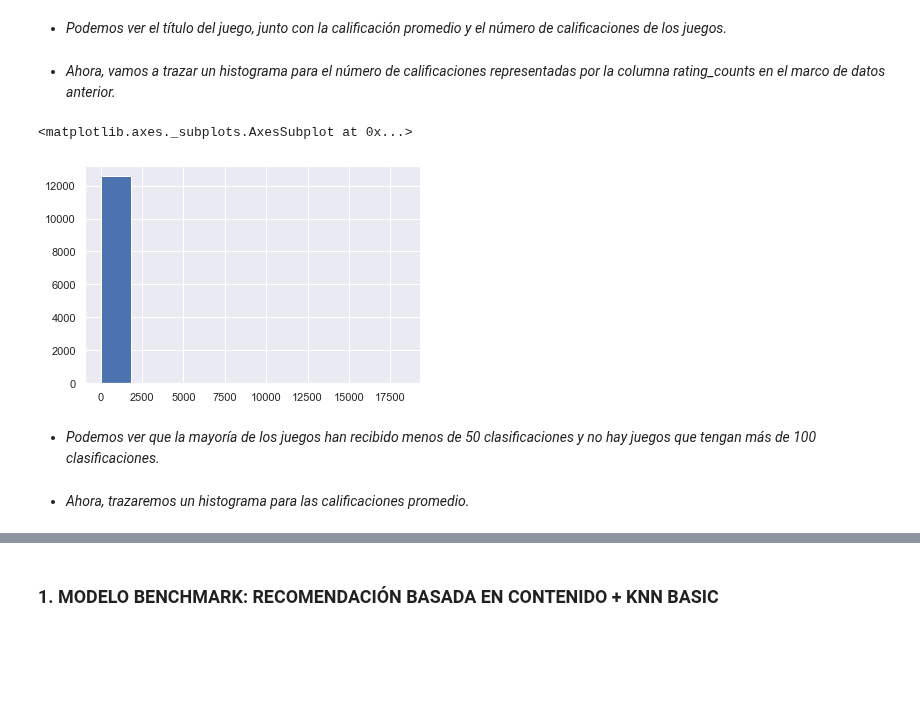
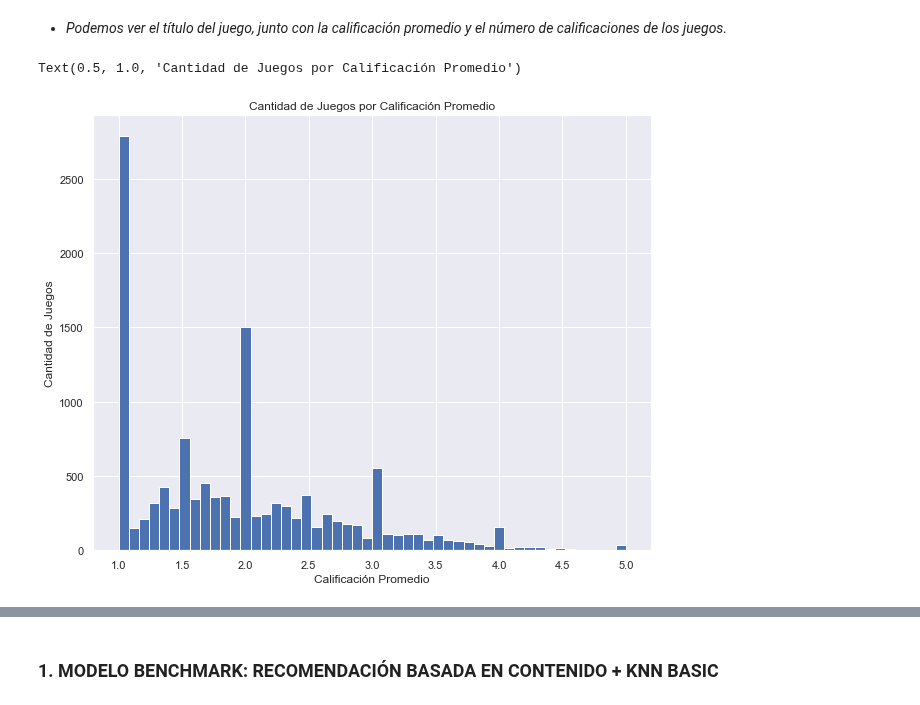
Before and after one commit to alseveso/AcamicaDS, a Jupyter notebook: Proyecto 3/A. Proyecto 03_Alejandra Seveso.ipynb, the cells around one changed output, grey strips where cells are left out. Saved outputs shown, nothing was run; the diff lists cells and outputs as text; code cells hidden in the pictures; blank space fills up the shorter version.

```diff
--- a/Proyecto 3/A. Proyecto 03_Alejandra Seveso.ipynb
+++ b/Proyecto 3/A. Proyecto 03_Alejandra Seveso.ipynb
@@ -506,4 +503,4 @@ See the caveats in the documentation: https://pandas.pydata.org/pandas-docs/stab
 # %%
-final_reviews = df3[['username','rating','product_id']]
+final_reviews = df3[['username','product_id','rating']]
 final_reviews
 # %% [output]
@@ -886,16 +874,13 @@ ratings_mean_count.head()
 | $1 Ride | 1.368421 | 19 |
 # %% [markdown]
 * *Podemos ver el título del juego, junto con la calificación promedio y el número de calificaciones de los juegos.*
-# %% [markdown]
-* *Ahora, vamos a trazar un histograma para el número de calificaciones representadas por la columna rating_counts en el marco de datos anterior.*
 # %%
-plt.figure(figsize=(6,4))
+plt.figure(figsize=(10,8))
 plt.rcParams['patch.force_edgecolor'] = True
-ratings_mean_count['rating_counts'].hist(bins=10)
+ratings_mean_count['rating'].hist(bins=50)
+plt.xlabel('Calificación Promedio')
+plt.ylabel('Cantidad de Juegos')
+plt.title('Cantidad de Juegos por Calificación Promedio')
 # %% [output]
-<matplotlib.axes._subplots.AxesSubplot at 0x...>
+Text(0.5, 1.0, 'Cantidad de Juegos por Calificación Promedio')
-[figure, old version]
+[figure, new version]
-# %% [markdown]
-* *Podemos ver que la mayoría de los juegos han recibido menos de 50 clasificaciones y no hay juegos que tengan más de 100 clasificaciones.*
-# %% [markdown]
-* *Ahora, trazaremos un histograma para las calificaciones promedio.*
```
Also changed, not shown: parts of 67 cells of this notebook, 1 other file.
